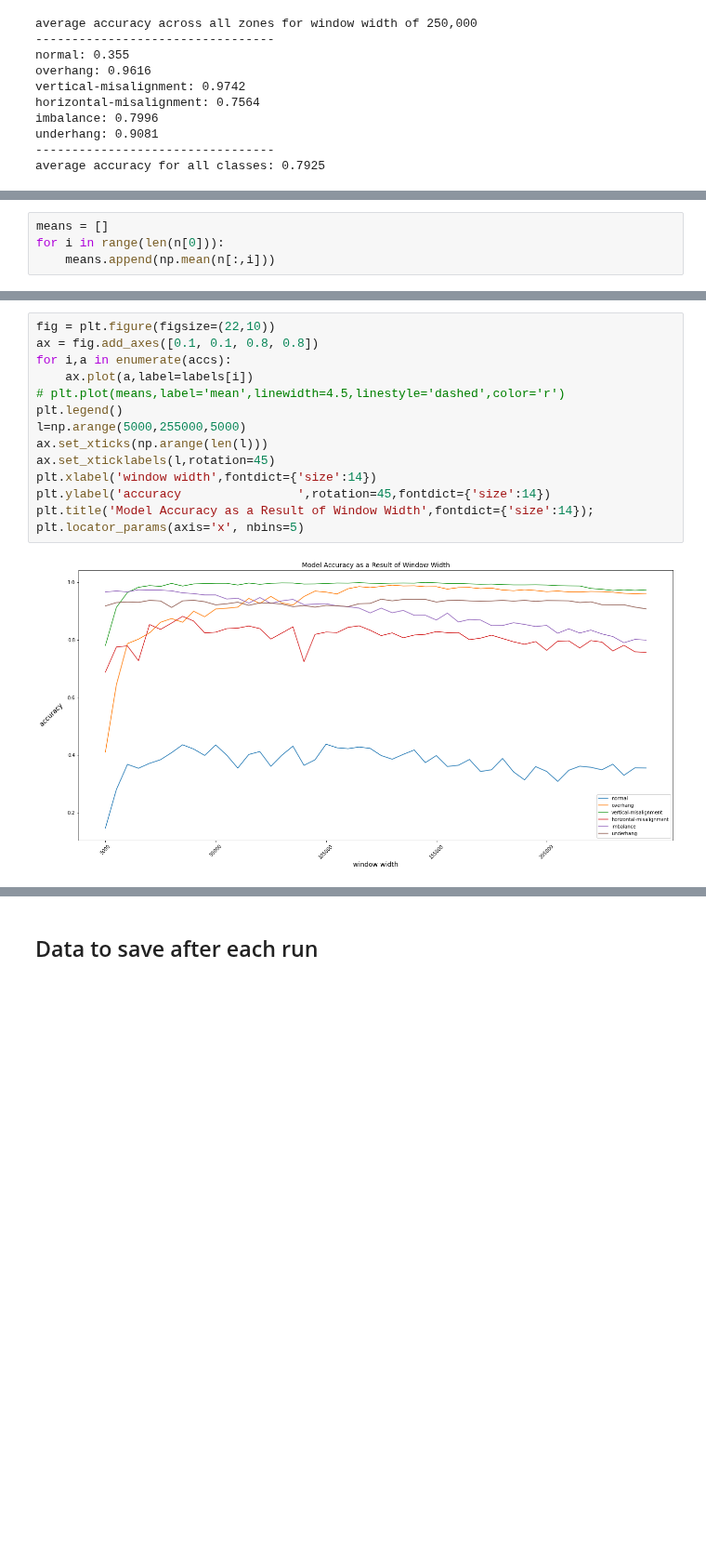
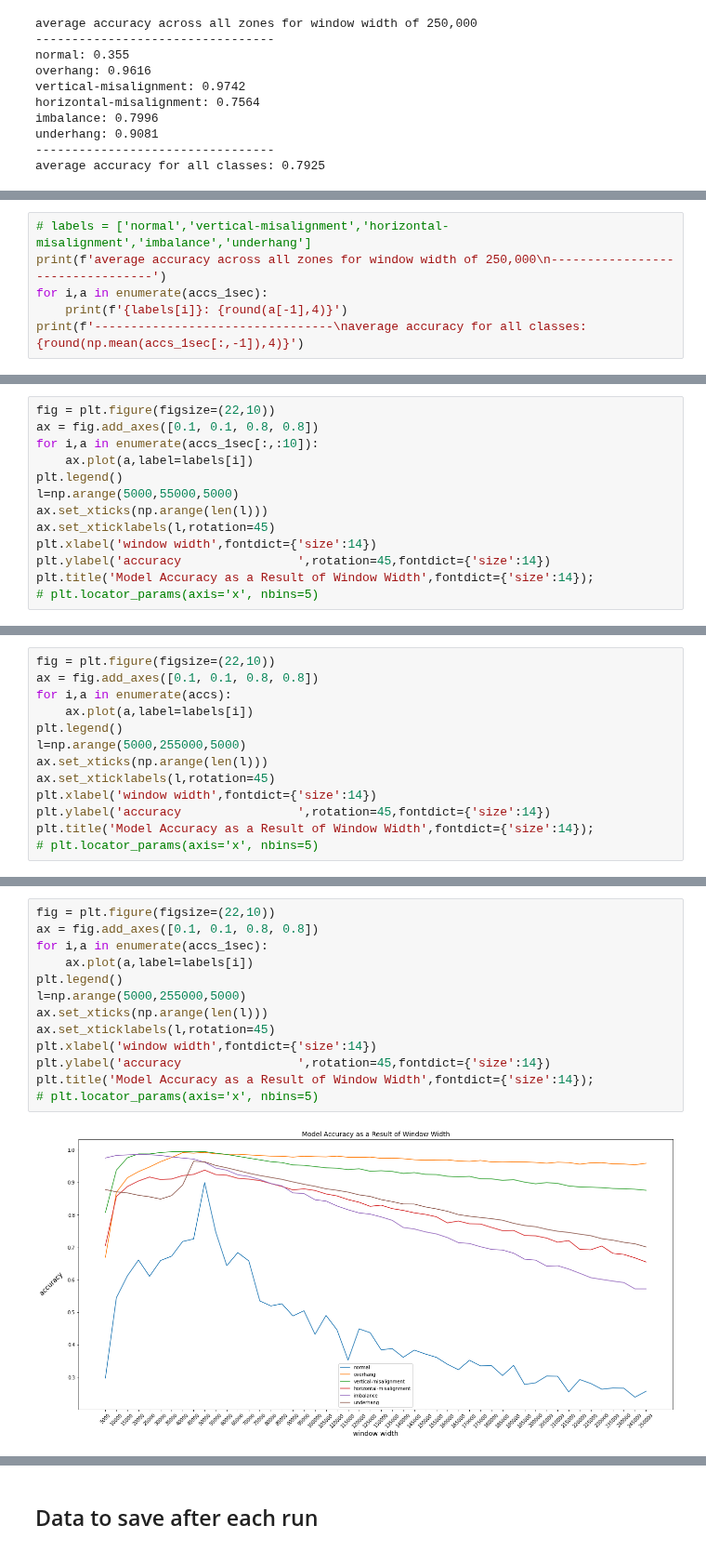
Before and after one commit to nprzybylski/window, a Jupyter notebook: sliding window.ipynb, the cells around one changed output, grey strips where cells are left out. Shown at 93% size. Saved outputs shown, nothing was run; the diff lists cells and outputs as text; blank space fills up the shorter version.

```diff
--- a/sliding window.ipynb
+++ b/sliding window.ipynb
@@ -935,4 +988,0 @@ for i,_ in enumerate(accs):
-# %%
-means = []
-for i in range(len(n[0])):
-    means.append(np.mean(n[:,i]))
@@ -944,0 +989,6 @@ array([0, 1, 2, 3, 4, 5])
+# %%
+# labels = ['normal','vertical-misalignment','horizontal-misalignment','imbalance','underhang']
+print(f'average accuracy across all zones for window width of 250,000\n---------------------------------')
+for i,a in enumerate(accs_1sec):
+    print(f'{labels[i]}: {round(a[-1],4)}')
+print(f'---------------------------------\naverage accuracy for all classes: {round(np.mean(accs_1sec[:,-1]),4)}')
@@ -944,0 +1006,13 @@ array([0, 1, 2, 3, 4, 5])
+# %%
+fig = plt.figure(figsize=(22,10))
+ax = fig.add_axes([0.1, 0.1, 0.8, 0.8])
+for i,a in enumerate(accs_1sec[:,:10]):
+    ax.plot(a,label=labels[i])
+plt.legend()
+l=np.arange(5000,55000,5000)
+ax.set_xticks(np.arange(len(l)))
+ax.set_xticklabels(l,rotation=45)
+plt.xlabel('window width',fontdict={'size':14})
+plt.ylabel('accuracy                ',rotation=45,fontdict={'size':14})
+plt.title('Model Accuracy as a Result of Window Width',fontdict={'size':14});
+# plt.locator_params(axis='x', nbins=5)
@@ -944,0 +1028,13 @@ array([0, 1, 2, 3, 4, 5])
+# %%
+fig = plt.figure(figsize=(22,10))
+ax = fig.add_axes([0.1, 0.1, 0.8, 0.8])
+for i,a in enumerate(accs):
+    ax.plot(a,label=labels[i])
+plt.legend()
+l=np.arange(5000,255000,5000)
+ax.set_xticks(np.arange(len(l)))
+ax.set_xticklabels(l,rotation=45)
+plt.xlabel('window width',fontdict={'size':14})
+plt.ylabel('accuracy                ',rotation=45,fontdict={'size':14})
+plt.title('Model Accuracy as a Result of Window Width',fontdict={'size':14});
+# plt.locator_params(axis='x', nbins=5)
@@ -945,16 +1043,15 @@ array([0, 1, 2, 3, 4, 5])
 # %%
 fig = plt.figure(figsize=(22,10))
 ax = fig.add_axes([0.1, 0.1, 0.8, 0.8])
-for i,a in enumerate(accs):
+for i,a in enumerate(accs_1sec):
     ax.plot(a,label=labels[i])
-# plt.plot(means,label='mean',linewidth=4.5,linestyle='dashed',color='r')
 plt.legend()
 l=np.arange(5000,255000,5000)
 ax.set_xticks(np.arange(len(l)))
 ax.set_xticklabels(l,rotation=45)
 plt.xlabel('window width',fontdict={'size':14})
 plt.ylabel('accuracy                ',rotation=45,fontdict={'size':14})
 plt.title('Model Accuracy as a Result of Window Width',fontdict={'size':14});
-plt.locator_params(axis='x', nbins=5)
+# plt.locator_params(axis='x', nbins=5)
 # %% [output]
-[figure, old version]
+[figure, new version]
```
Also changed, not shown: parts of 36 cells of this notebook, 1 other file.
